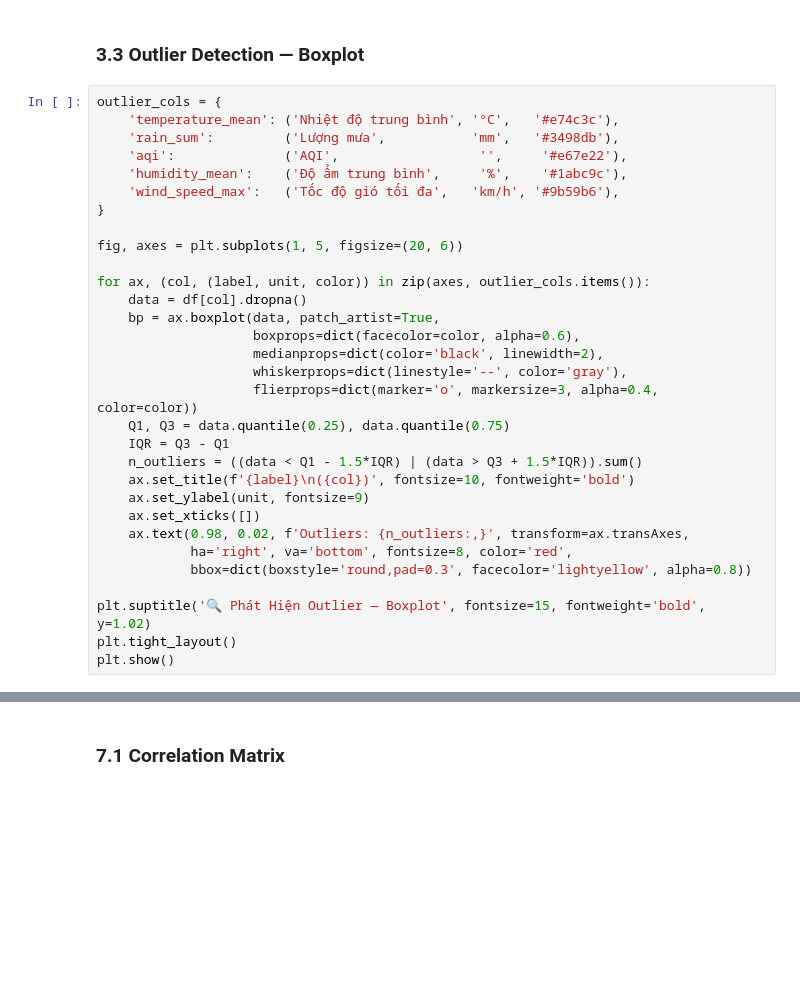
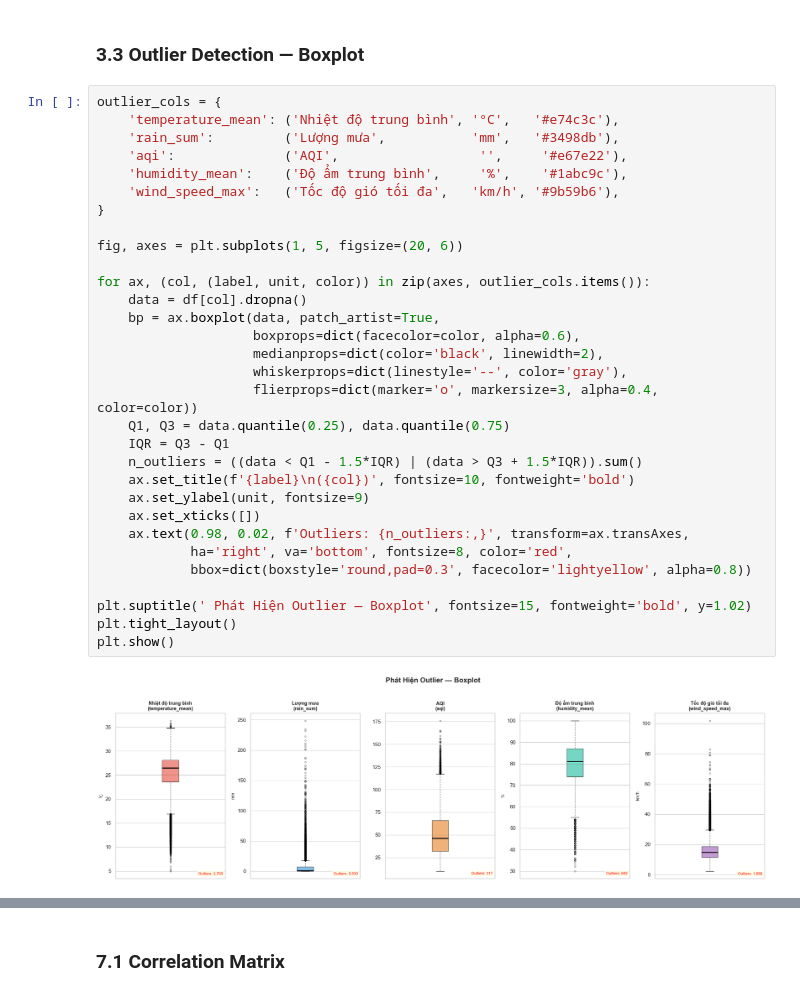
Before and after one commit to ltchcmus/-DataVis--WeatherVietNam, a Jupyter notebook: notebooks/EDA.ipynb, the cells around one changed output, grey strips where cells are left out. Cells and saved outputs as stored; diff of their text form; blank space fills up the shorter version.

```diff
--- a/notebooks/EDA.ipynb
+++ b/notebooks/EDA.ipynb
@@ -151,34 +239,36 @@ else:
 # %%
 outlier_cols = {
     'temperature_mean': ('Nhiệt độ trung bình', '°C',   '#e74c3c'),
     'rain_sum':         ('Lượng mưa',           'mm',   '#3498db'),
     'aqi':              ('AQI',                  '',     '#e67e22'),
     'humidity_mean':    ('Độ ẩm trung bình',     '%',    '#1abc9c'),
     'wind_speed_max':   ('Tốc độ gió tối đa',   'km/h', '#9b59b6'),
 }
 
 fig, axes = plt.subplots(1, 5, figsize=(20, 6))
 
 for ax, (col, (label, unit, color)) in zip(axes, outlier_cols.items()):
     data = df[col].dropna()
     bp = ax.boxplot(data, patch_artist=True,
                     boxprops=dict(facecolor=color, alpha=0.6),
                     medianprops=dict(color='black', linewidth=2),
                     whiskerprops=dict(linestyle='--', color='gray'),
                     flierprops=dict(marker='o', markersize=3, alpha=0.4, color=color))
     Q1, Q3 = data.quantile(0.25), data.quantile(0.75)
     IQR = Q3 - Q1
     n_outliers = ((data < Q1 - 1.5*IQR) | (data > Q3 + 1.5*IQR)).sum()
     ax.set_title(f'{label}\n({col})', fontsize=10, fontweight='bold')
     ax.set_ylabel(unit, fontsize=9)
     ax.set_xticks([])
     ax.text(0.98, 0.02, f'Outliers: {n_outliers:,}', transform=ax.transAxes,
             ha='right', va='bottom', fontsize=8, color='red',
             bbox=dict(boxstyle='round,pad=0.3', facecolor='lightyellow', alpha=0.8))
 
-plt.suptitle('🔍 Phát Hiện Outlier — Boxplot', fontsize=15, fontweight='bold', y=1.02)
+plt.suptitle(' Phát Hiện Outlier — Boxplot', fontsize=15, fontweight='bold', y=1.02)
 plt.tight_layout()
 plt.show()
+# %% [output]
+[figure, added]
 # %%
 # Bảng thống kê outlier theo IQR
 outlier_stats = []
```
Also changed, not shown: parts of 44 cells of this notebook.
